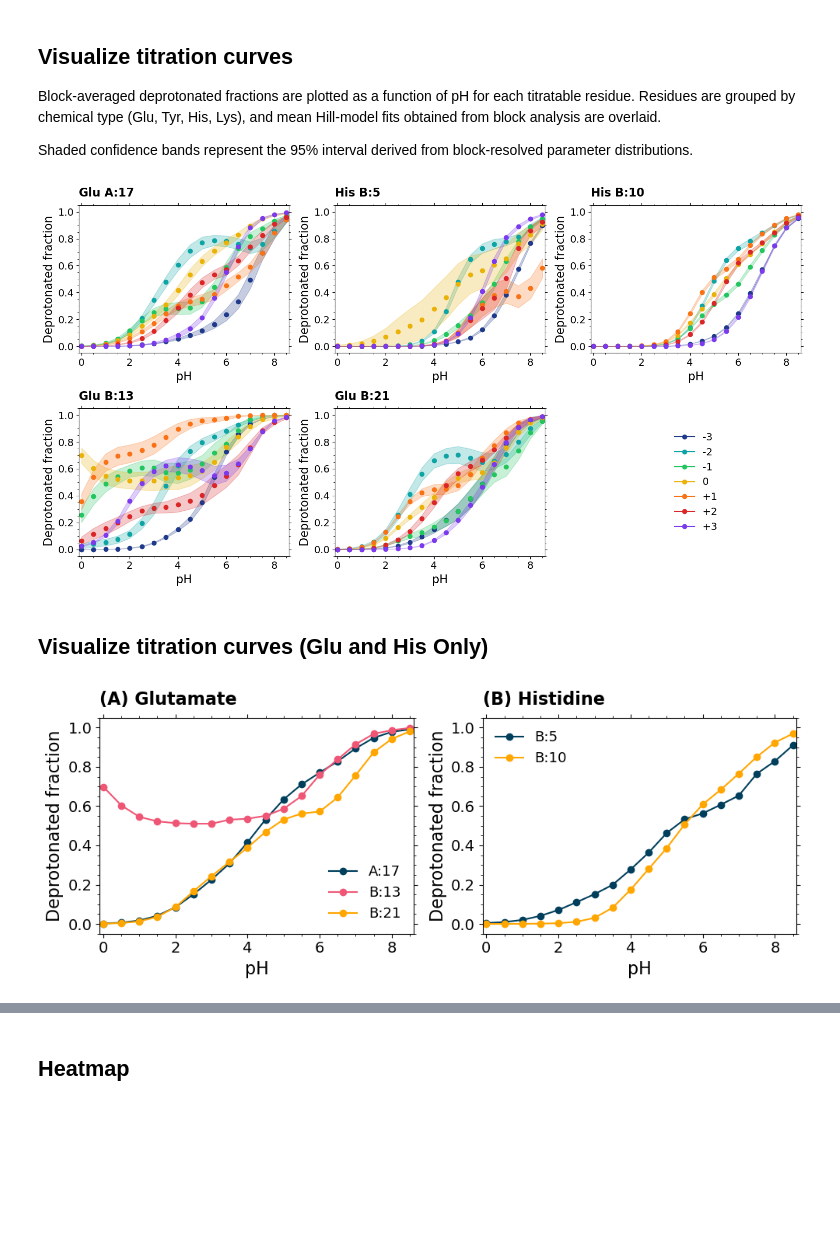
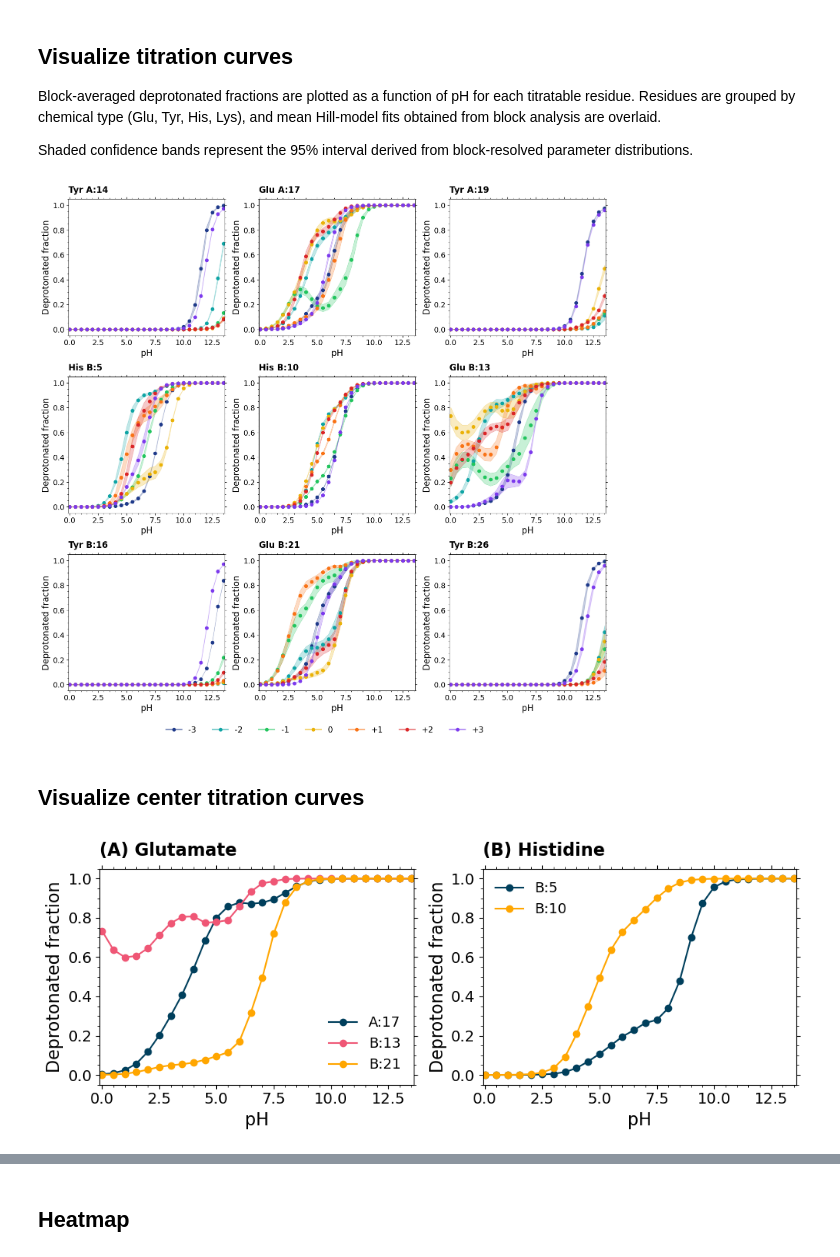
Before and after one commit to SHervoe-Hansen/Insulin_CpHMD, a Jupyter notebook: Analysis_fibril_7mer.ipynb, the cells around one changed output, grey strips where cells are left out. Saved outputs shown, nothing was run; the diff lists cells and outputs as text; code cells hidden in the pictures; blank space fills up the shorter version.

```diff
--- a/Analysis_fibril_7mer.ipynb
+++ b/Analysis_fibril_7mer.ipynb
@@ -135,14 +135,13 @@ The trajectory is divided into blocks to enable statistical analysis of protonat
 # -----------------------------
 # CpHMD titration loading
 # -----------------------------
-
-residue_labels = ['Glu -3 A:17', 'His -3 B:5', 'His -3 B:10', 'Glu -3 B:13', 'Glu -3 B:21', # Ultimate⁻
-                  'Glu -1 A:17', 'His -1 B:5', 'His -1 B:10', 'Glu -1 B:13', 'Glu -1 B:21', # Antepenultimate⁻
-                  'Glu -2 A:17', 'His -2 B:5', 'His -2 B:10', 'Glu -2 B:13', 'Glu -2 B:21', # Penultimate⁻
-                  'Glu +1 A:17', 'His +1 B:5', 'His +1 B:10', 'Glu +1 B:13', 'Glu +1 B:21', # Antepenultimate⁺
-                  'Glu  0 A:17', 'His  0 B:5', 'His  0 B:10', 'Glu  0 B:13', 'Glu  0 B:21', # Center
-                  'Glu +3 A:17', 'His +3 B:5', 'His +3 B:10', 'Glu +3 B:13', 'Glu +3 B:21', # Ultimate⁺
-                  'Glu +2 A:17', 'His +2 B:5', 'His +2 B:10', 'Glu +2 B:13', 'Glu +2 B:21', # Penultimate⁺
+residue_labels = ['Tyr -3 A:14', 'Glu -3 A:17', 'Tyr -3 A:19', 'His -3 B:5', 'His -3 B:10', 'Glu -3 B:13', 'Tyr -3 B:16', 'Glu -3 B:21', 'Tyr -3 B:26', # Ultimate⁻
+                  'Tyr -1 A:14', 'Glu -1 A:17', 'Tyr -1 A:19', 'His -1 B:5', 'His -1 B:10', 'Glu -1 B:13', 'Tyr -1 B:16', 'Glu -1 B:21', 'Tyr -1 B:26', # Antepenultimate⁻
+                  'Tyr -2 A:14', 'Glu -2 A:17', 'Tyr -2 A:19', 'His -2 B:5', 'His -2 B:10', 'Glu -2 B:13', 'Tyr -2 B:16', 'Glu -2 B:21', 'Tyr -2 B:26', # Penultimate⁻
+                  'Tyr +1 A:14', 'Glu +1 A:17', 'Tyr +1 A:19', 'His +1 B:5', 'His +1 B:10', 'Glu +1 B:13', 'Tyr +1 B:16', 'Glu +1 B:21', 'Tyr +1 B:26', # Antepenultimate⁺
+                  'Tyr  0 A:14', 'Glu  0 A:17', 'Tyr  0 A:19', 'His  0 B:5', 'His  0 B:10', 'Glu  0 B:13', 'Tyr  0 B:16', 'Glu  0 B:21', 'Tyr  0 B:26', # Center
+                  'Tyr +3 A:14', 'Glu +3 A:17', 'Tyr +3 A:19', 'His +3 B:5', 'His +3 B:10', 'Glu +3 B:13', 'Tyr +3 B:16', 'Glu +3 B:21', 'Tyr +3 B:26', # Ultimate⁺
+                  'Tyr +2 A:14', 'Glu +2 A:17', 'Tyr +2 A:19', 'His +2 B:5', 'His +2 B:10', 'Glu +2 B:13', 'Tyr +2 B:16', 'Glu +2 B:21', 'Tyr +2 B:26', # Penultimate⁺
                  ]
 
 resnames = [label[:3].upper() for label in residue_labels]
@@ -161,12 +160,12 @@ def is_deprotonated(resname, state):
         raise ValueError(f"Unknown residue type: {resname}")
 
 # pH values
-pHs = [0.0, 0.5, 1.0, 1.5, 2.0, 2.5, 3.0, 3.5, 4.0,
-       4.5, 5.0, 5.5, 6.0, 6.5, 7.0, 7.5, 8.0, 8.5]
+pHs = [0.0, 0.5, 1.0, 1.5, 2.0, 2.5, 3.0, 3.5, 4.0, 4.5, 5.0, 5.5, 6.0, 6.5, 7.0,
+       7.5, 8.0, 8.5, 9.0, 9.5, 10.0, 10.5, 11.0, 11.5, 12.0, 12.5, 13.0, 13.5]
 pHs = np.array(pHs)
 n_pHs = len(pHs)
 n_blocks = 20
-frames_total = 487333
+frames_total = 1200000
 frames_per_block = frames_total // n_blocks
 
 # counts[pH, block, residue]
@@ -209,6 +208,8 @@ for i, pH in enumerate(pHs):
 # Fractions
 fractions_deprotonated = counts / frames_per_block
 fractions_protonated = 1.0 - fractions_deprotonated
+
+np.save('fibril_7/data/deprotonated_fibril_7.npy', fractions_deprotonated)
 # %% [markdown]
 ## Calculate p$K_a$ values and Hill coefficients
 
@@ -336,7 +360,7 @@ def get_monomer_index(label):
 # Titration curve visualization
 # -----------------------------
 
-fig, axes = plt.subplots(2, 3, figsize=(15, 8))
+fig, axes = plt.subplots(3, 3, figsize=(15, 14))
 axes_flat = axes.flatten()
 
 full_palette = [
@@ -390,7 +414,7 @@ err_titration_data = stats.t.ppf(0.975, df=N-1) * stats.sem(fractions_deprotonat
 
 global_legend_handles = None
 
-for plot_index, group_id in enumerate(ordered_groups[:5]):  # first 5 plots only
+for plot_index, group_id in enumerate(ordered_groups):
 
     ax = axes_flat[plot_index]
     index_group = residue_indices[group_id]
@@ -409,7 +433,7 @@ for plot_index, group_id in enumerate(ordered_groups[:5]):  # first 5 plots only
     ax.set_ylabel('Deprotonated fraction', fontsize=16)
 
     ax.set_ylim(-0.05, 1.05)
-    ax.set_xlim(-0.1, 8.6)
+    ax.set_xlim(-0.1, 13.6)
 
     ax.minorticks_on()
     ax.tick_params(axis='both', which='major', labelsize=14)
@@ -423,41 +447,45 @@ for plot_index, group_id in enumerate(ordered_groups[:5]):  # first 5 plots only
         color = group_colors[j]
         copy_index = int(residue_labels[idx].split()[1])
 
         legend_label = residue_labels[idx].split()[1]
 
         y_mean = mean_titration_data[:, idx]
         err = err_titration_data[:, idx]
 
         lower = y_mean - err
         upper = y_mean + err
 
         ax.plot(pHs, y_mean, marker='o', linestyle='None', color=color)
         ax.fill_between(pHs, lower, upper, color=color, alpha=0.25)
 
         legend_handles.append(
             Line2D([0], [0], color=color, marker='o', linestyle='-', label=legend_label)
         )
 
     # Store legend handles only once (they're identical across panels)
     if global_legend_handles is None:
         global_legend_handles = legend_handles
 
 # -----------------------------
 # Use last subplot for legend
 # -----------------------------
 
-legend_ax = axes_flat[5]
-legend_ax.axis('off')
-resortered = [global_legend_handles[0], global_legend_handles[2], global_legend_handles[1],
-              global_legend_handles[4], global_legend_handles[3], global_legend_handles[6], global_legend_handles[5]]
-legend_ax.legend(handles=global_legend_handles, frameon=False, fontsize=14,loc='center')
+fig.legend(
+    handles=global_legend_handles,
+    frameon=False,
+    fontsize=13,
+    loc="upper center",
+    bbox_to_anchor=(0.5, -0.001),
+    ncol=7,
+    prop={'size':15}
+)
 
 fig.tight_layout()
 fig.savefig('Figures/Fibril_7mer_Full_Titration.pdf', bbox_inches='tight', dpi=600)
 # %% [output]
-[figure, old version]
+[figure, new version]
 # %% [markdown]
-## Visualize titration curves (Glu and His Only)
+## Visualize center titration curves
 # %%
 # -----------------------------
 # Titration curve visualization
@@ -529,7 +557,7 @@ for i, index_group in enumerate(index_groups):
     ax.set_xlabel('pH', fontsize=16)
     ax.set_ylabel('Deprotonated fraction', fontsize=16)
     ax.set_ylim(-0.05, 1.05)
-    ax.set_xlim(-0.1, 8.6)
+    ax.set_xlim(-0.1, 13.6)
     ax.minorticks_on()
     ax.tick_params(axis='both', which='major', labelsize=14)
     ax.xaxis.set_ticks_position('both')
@@ -561,7 +589,7 @@ for i, index_group in enumerate(index_groups):
 fig.tight_layout()
 fig.savefig('Figures/Fibril_7mer_Glu_His_Center_Titration.pdf', bbox_inches='tight', dpi=600)
 # %% [output]
-[figure, old version]
+[figure, new version]
 # %%
 fig, axes = plt.subplots(1, 3, figsize=(15, 0.5*8))
 axes_flat = axes.flatten()
```
Also changed, not shown: parts of 7 cells of this notebook, 3 other files.
